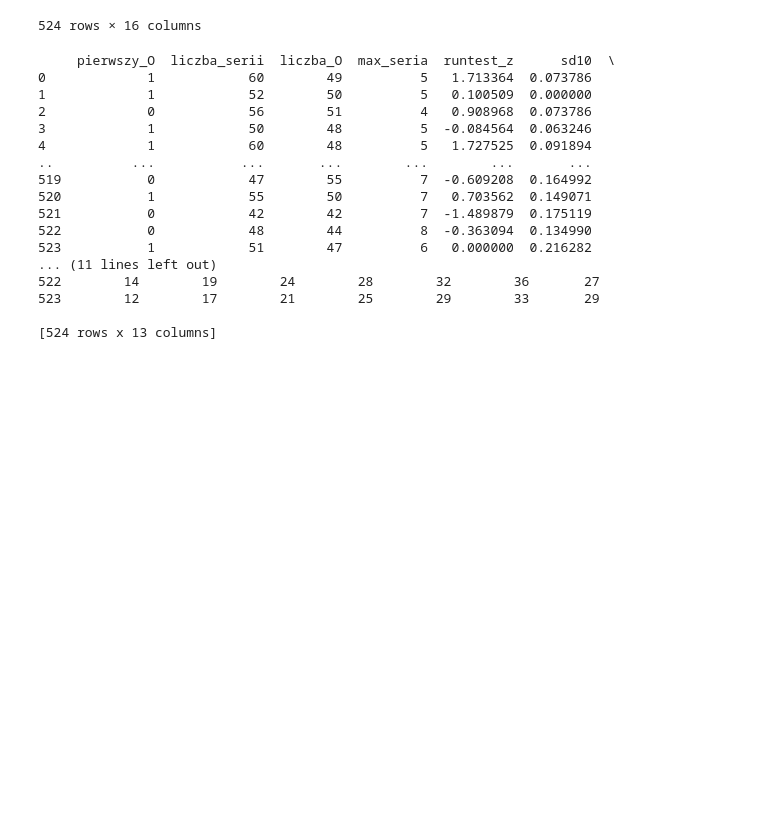
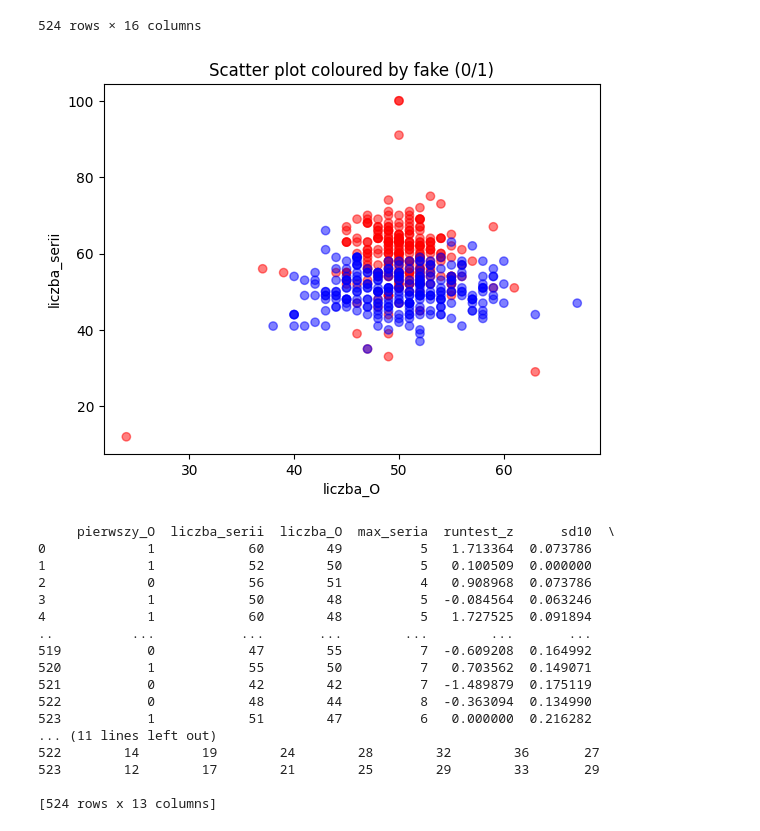
Before and after one commit to blakocha/DARPY2025, a Jupyter notebook: Notes_20251211.ipynb, the cells around one changed output. Drawn from its saved outputs; the diff is of its cells as text; code cells hidden in the pictures; blank space fills up the shorter version.

```diff
--- a/Notes_20251211.ipynb
+++ b/Notes_20251211.ipynb
@@ -17,6 +17,23 @@ display(c)
 | 522 | 525 | RORROROOOROOOORRRRRORRRORRRORORRR... | 0 | 0 | 48 | 44 | 8 | -0.363094 | 0.134990 | ... |
 | 523 | 526 | ORORRRRORORRRRRRORRROROOOORROOOOO... | 0 | 1 | 51 | 47 | 6 | 0.000000 | 0.216282 | ... |
 524 rows × 16 columns
+# %%
+# Scatter plot: x - liczba_O, y - liczba_serii, colour - fake (0/1)
+import matplotlib.pyplot as plt
+plt.scatter(
+    c['liczba_O'],
+    c['liczba_serii'],
+    c = c['fake'].map({0: 'blue', 1: 'red'}),
+    alpha = 0.5
+)
+
+plt.xlabel('liczba_O')
+plt.ylabel('liczba_serii')
+plt.title('Scatter plot coloured by fake (0/1)')
+
+plt.show()
+# %% [output]
+[figure, added]
 # %%
 X = c.drop(columns=["fake", "toss", "Unnamed: 0"])
 y = c["fake"]
```
Also changed, not shown: parts of 2 cells of this notebook.
